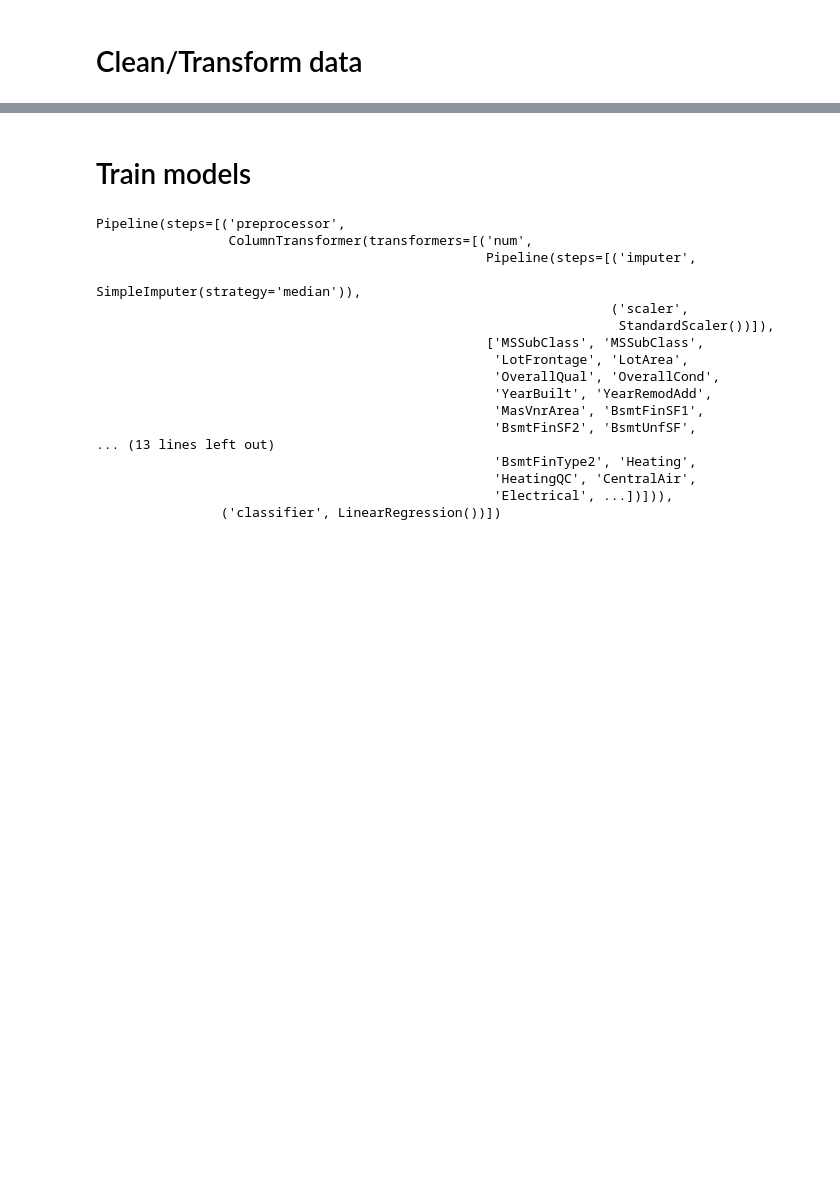
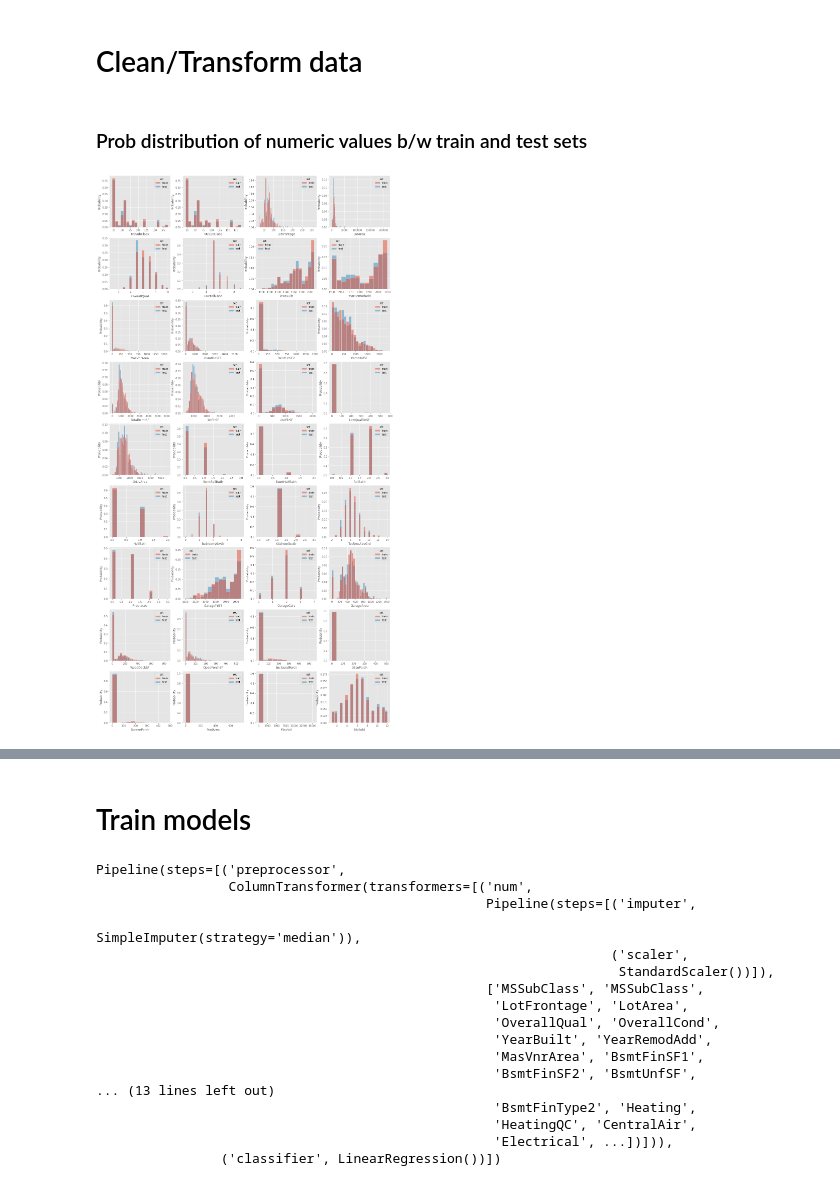
Before and after one commit to sputnik516/ML4AT, a Jupyter notebook: _scratch_code/kaggle/housePxPredict.ipynb, the cells around one changed output, grey strips where cells are left out. Cells and saved outputs as stored; diff of their text form; code cells hidden in the pictures; blank space fills up the shorter version.

```diff
--- a/_scratch_code/kaggle/housePxPredict.ipynb
+++ b/_scratch_code/kaggle/housePxPredict.ipynb
@@ -117,3 +123,30 @@ assert(len(X.index.intersection(X_validation.index))==0)
 
 # Check if any lost rows
 assert(len(X) == len(train))
+# %%
+X_train, X_test, y_train, y_test = train_test_split(X, Y, test_size=0.2, random_state=seed)
+
+_df_combined = pd.concat([X_train.assign(set='train'),
+                         X_test.assign(set='test')], axis=0)
+# %%
+numeric_features = ["MSSubClass"]
+for i, j in enumerate(X.columns):
+    if pd.api.types.is_numeric_dtype(X.dtypes[i]):
+        numeric_features.append(j)
+
+categorical_features = [c for c in X.columns if c not in numeric_features]
+# %% [markdown]
+### Prob distribution of numeric values b/w train and test sets
+# %%
+fig, axs = plt.subplots(ncols=4, nrows=9, figsize=(20, 40))
+
+for col, ax in zip(numeric_features, axs.flat):
+    sns.histplot(data=_df_combined,
+                 x=col,
+                 hue='set',
+                 stat='probability',
+                 #multiple='dodge',
+                 common_norm=False,
+                 ax=ax)
+# %% [output]
+[figure, added]
```
Also changed, not shown: parts of 14 cells of this notebook, 2 other files.
